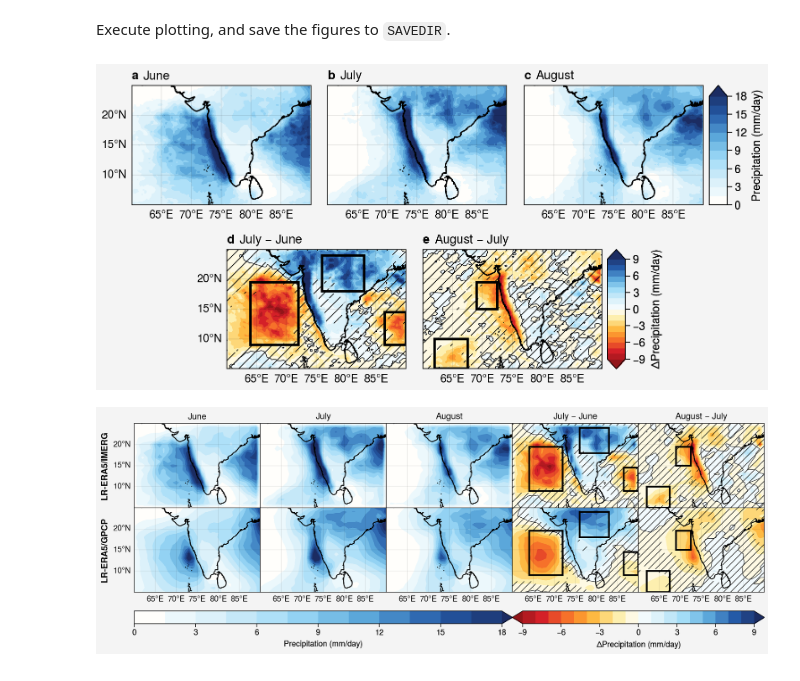
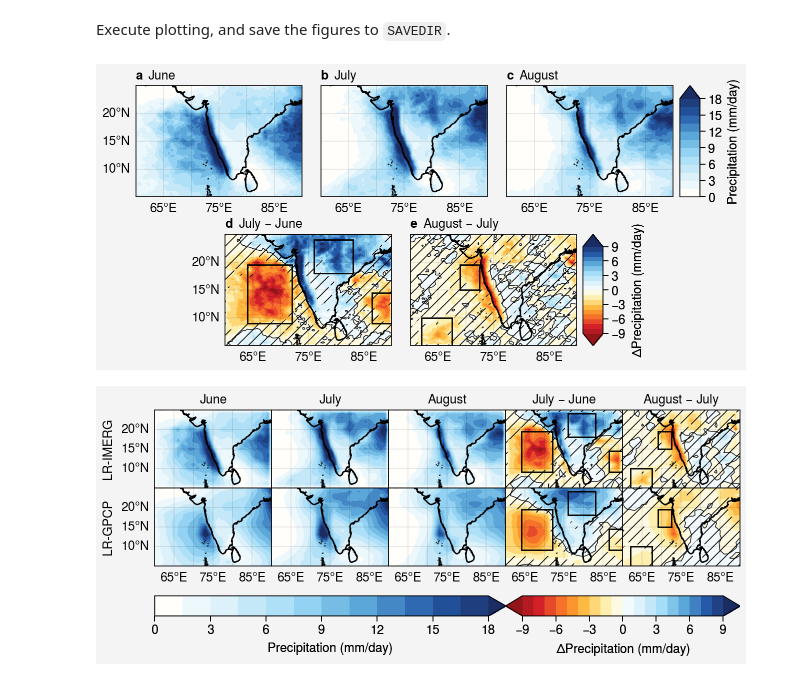
Before and after one commit to savannahferretti/monsoon-pod, a Jupyter notebook: notebooks/05_plot_pr_maps.ipynb, the cells around one changed output. Saved outputs shown, nothing was run; the diff lists cells and outputs as text; code cells hidden in the pictures.

Commit message:
Changed figure scaling for dissertation

```diff
--- a/notebooks/05_plot_pr_maps.ipynb
+++ b/notebooks/05_plot_pr_maps.ipynb
@@ -12,8 +12,21 @@ import proplot as pplt
 from scipy import stats
 from calendar import month_name
 import matplotlib.patches as patches
-pplt.rc['reso']='xx-hi'
 warnings.filterwarnings('ignore')
+pplt.rc.update({
+    'savefig.dpi':300,
+    'font.size':9,
+    'label.size':9,
+    'tick.labelsize':9,
+    'title.size':9,
+    'abc.size':9,
+    'legend.fontsize':9,
+    'suptitle.size':9,
+    'leftlabelsize':9,
+    'toplabelsize':9,
+    'leftlabel.weight':'normal',
+    'toplabel.weight':'normal',
+    'reso':'xx-hi'})
 # %% [markdown]
 ## User-Defined Configurations
 # %% [markdown]
@@ -72,7 +85,7 @@ def get_sig_masks(data,monthpairs=MONTHPAIRS,confidence=CONFIDENCE):
 Both functions below process loaded data, perform required analyses, and generate formatted figures with plotted results. While `create_plot()` focuses on producing the main text figure using the high-resolution dataset, `create_si_plot()` is designed to format and display results from the two low-resolution datasets for the Supplemental Information.
 # %%
 def create_plot(data,latrange=LATRANGE,lonrange=LONRANGE,regions=REGIONS,monthpairs=MONTHPAIRS,confidence=CONFIDENCE,filename=None):
-    fig,axs = pplt.subplots([[1,1,2,2,3,3],[0,4,4,5,5,0]],abc=True,proj='cyl',refwidth=2)
+    fig,axs = pplt.subplots([[1,1,2,2,3,3],[0,4,4,5,5,0]],abc=True,proj='cyl',figwidth=6.5,hspace=3,tight=True)
     axs.format(coast=True,coastlinewidth=1,latlim=latrange,latlines=[10,15,20],lonlim=lonrange,lonlines=5,lonlabels=True)
     monthlypr,prchanges = calc_monthly_pr_change(data,monthpairs)
     sigmasks = get_sig_masks(data,monthpairs,confidence)
@@ -90,20 +103,20 @@ def create_plot(data,latrange=LATRANGE,lonrange=LONRANGE,regions=REGIONS,monthpa
         j = 3 if i<3 else 4
         axs[j].add_patch(patches.Rectangle(
             (coords['lonmin'],coords['latmin']),coords['lonmax']-coords['lonmin'],coords['latmax']-coords['latmin'],
-            edgecolor='k',facecolor='none',linewidth=2))
+            edgecolor='k',facecolor='none',linewidth=1))
     fig.colorbar(m,loc='r',ax=axs[2],label='Precipitation (mm/day)',ticks=3,space=-0.5)
     fig.colorbar(n,loc='r',ax=axs[4],label='$\Delta$Precipitation (mm/day)',ticks=3)
     pplt.show()
     if filename:
-        fig.save(f'{SAVEDIR}/{filename}',dpi=900)
+        fig.save(f'{SAVEDIR}/{filename}')
 
 def create_si_plot(datadict,latrange=LATRANGE,lonrange=LONRANGE,regions=REGIONS,monthpairs=MONTHPAIRS,confidence=CONFIDENCE,filename=None):
     datalist = [item[0] for item in datadict]
     namelist = [item[1] for item in datadict]
-    fig,axs = pplt.subplots(nrows=len(datalist),ncols=len(regions),proj='cyl',refwidth=2,space=0)
+    fig,axs = pplt.subplots(nrows=len(datalist),ncols=len(regions),proj='cyl',figwidth=6.5,space=0,tight=True)
     axs.format(rowlabels=namelist,coast=True,coastlinewidth=1,latlim=latrange,latlines=[10,15,20],lonlim=lonrange,lonlines=5)
     axs[:,0].format(latlabels=True)
-    axs[1,:].format(lonlabels=True)
+    axs[-1,:].format(lonlabels=True)
     for i,data in enumerate(datalist):
         monthlypr,prchanges = calc_monthly_pr_change(data,monthpairs)
         sigmasks = get_sig_masks(data,monthpairs,confidence)
@@ -123,12 +136,12 @@ def create_si_plot(datadict,latrange=LATRANGE,lonrange=LONRANGE,regions=REGIONS,
             k = 3 if j<3 else 4
             axs[i,k].add_patch(patches.Rectangle(
                 (coords['lonmin'],coords['latmin']),coords['lonmax']-coords['lonmin'],coords['latmax']-coords['latmin'],
-                edgecolor='k',facecolor='none',linewidth=2))
+                edgecolor='k',facecolor='none',linewidth=1))
     fig.colorbar(a,loc='b',cols=(1,3),label='Precipitation (mm/day)',ticks=3)
     fig.colorbar(b,loc='b',cols=(4,5),label='$\Delta$Precipitation (mm/day)',ticks=3)
     pplt.show()
     if filename:
-        fig.save(f'{SAVEDIR}/{filename}',dpi=900)
+        fig.save(f'{SAVEDIR}/{filename}')
 # %% [markdown]
 ## Plot and Save Figures
 # %% [markdown]
@@ -136,11 +149,11 @@ Execute plotting, and save the figures to `SAVEDIR`.
 # %%
 create_plot(hrimerg.pr,filename='fig_1.jpg')
 # %% [output]
-[figure, old version]
+[figure, new version]
 # %%
 datadict = [
-    (lrimerg.pr,'LR-ERA5/IMERG'),
-    (lrgpcp.pr,'LR-ERA5/GPCP')]
+    (lrimerg.pr,'LR-IMERG'),
+    (lrgpcp.pr,'LR-GPCP')]
 create_si_plot(datadict,filename='fig_S1.jpg')
 # %% [output]
-[figure, old version]
+[figure, new version]
```
Also changed, not shown: 15 other files.
